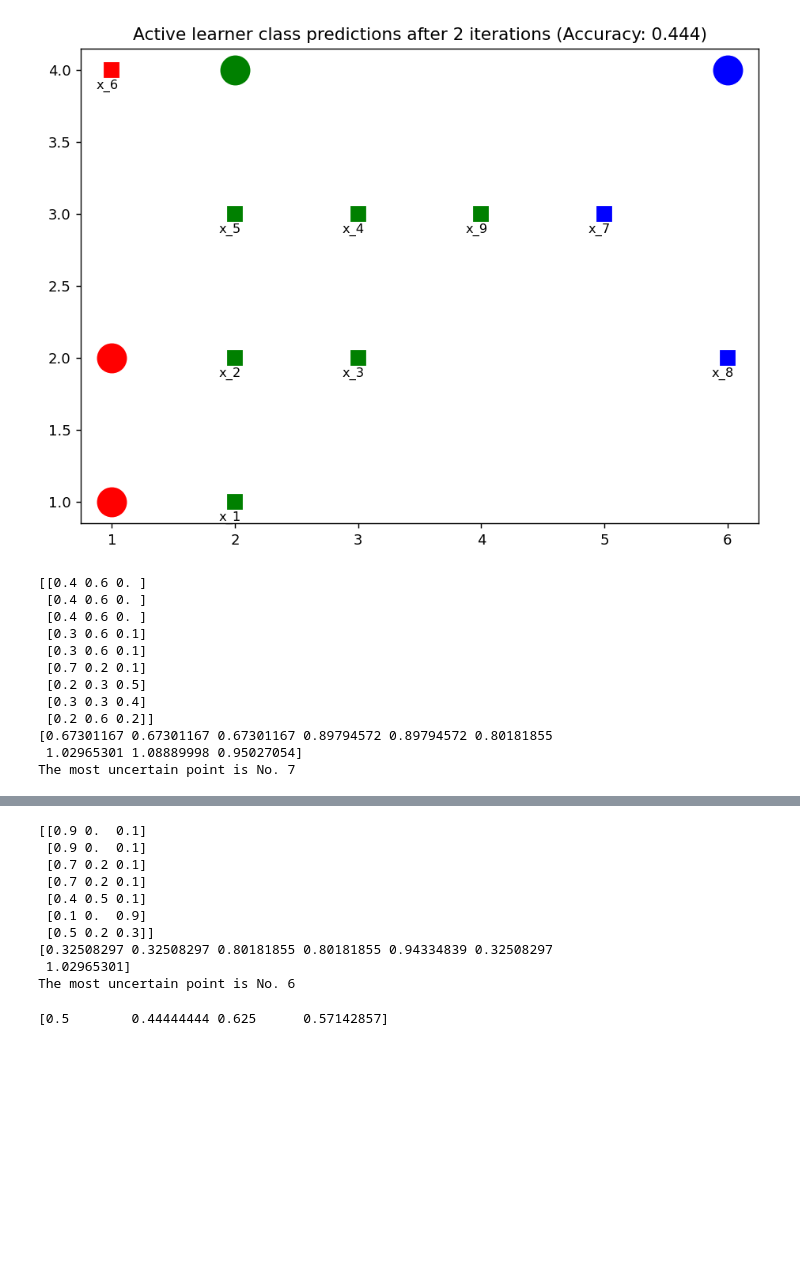
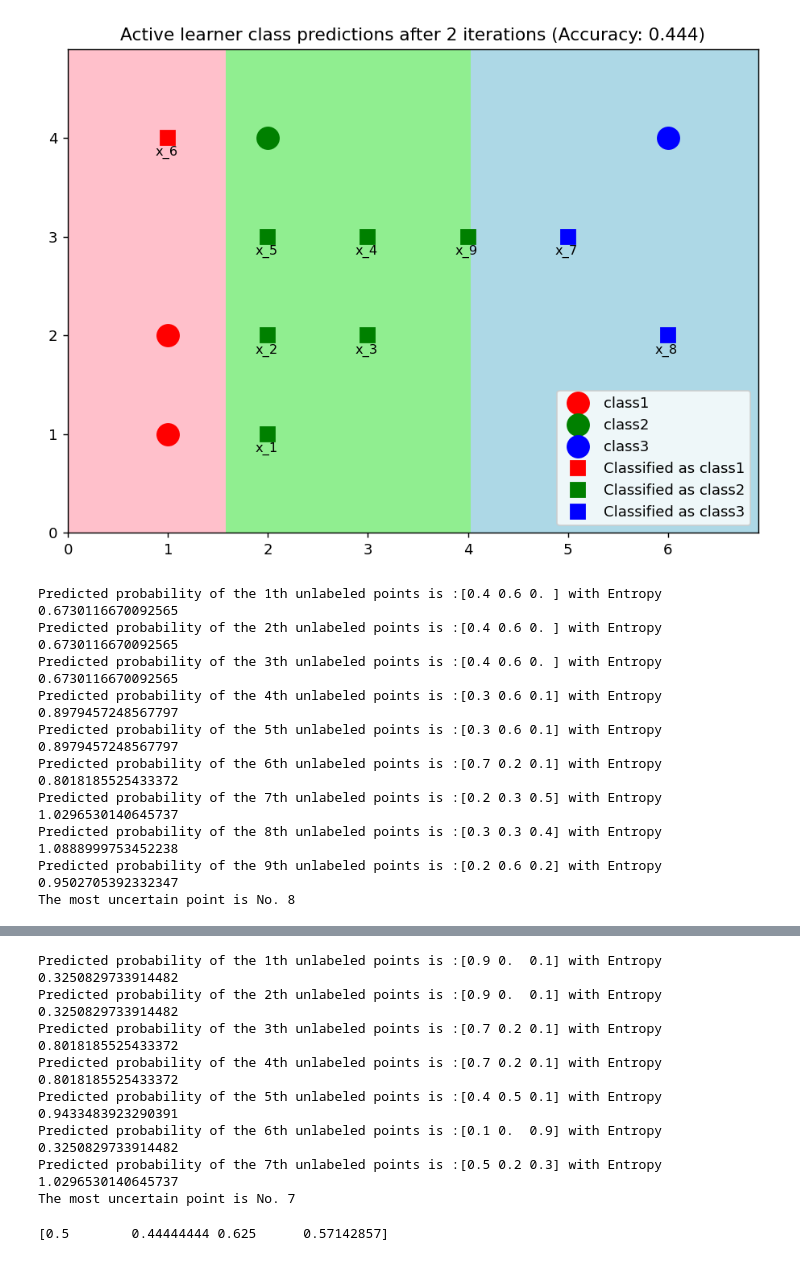
Before and after one commit to Eng-Alaa/AL_SurveyPaper, a Jupyter notebook: AL_NumericalExample.ipynb, the cells around one changed output, grey strips where cells are left out. Cells and saved outputs as stored; diff of their text form; code cells hidden in the pictures; blank space fills up the shorter version.

```diff
--- a/AL_NumericalExample.ipynb
+++ b/AL_NumericalExample.ipynb
@@ -48,7 +74,8 @@ predictions = clf.predict(TestingData)
 Accuracy= np.array(accuracy_score(predictions, TestingLabels))
 Accuracy=Accuracy.reshape((1,1))
 predicted_probs = clf.predict_proba(TestingData)
-print(predicted_probs)
+#print(predicted_probs)
 entropy_array = entr(predicted_probs).sum(axis=1)
-print(entropy_array)
+for i in range(len(entropy_array)):
+    print('Predicted probability of the ' + str(i+1)  + 'th unlabeled points is :' + str(predicted_probs[i]) + ' with Entropy ' + str(entropy_array[i]))
 # %% [output]
@@ -67,6 +92,12 @@ print(entropy_array)
 # %%
+xx,yy,zz= PlotContour(TrainingData, TestingData,clf)
+cmap = ListedColormap(['pink','lightgreen','lightblue'])
+bounds = [0, 0.4,0.6, 1.1]
+norm = BoundaryNorm(bounds, cmap.N)
 plt.figure(figsize=(8.5, 6), dpi=130)
 plt.title("Active learner class predictions after one iteration")
+#plt.contourf(xx, yy, zz, [0,0.4,0.9] , colors = ['r','g','b'])
+plt.contourf(xx, yy, zz, cmap=cmap)
 plt.plot(np.transpose(TrainingData[TrainingLabels==1,0]),np.transpose(TrainingData[TrainingLabels==1,1]), 'ro', markersize=20)
 plt.plot(np.transpose(TrainingData[TrainingLabels==2,0]),np.transpose(TrainingData[TrainingLabels==2,1]), 'go', markersize=20)
 plt.plot(np.transpose(TrainingData[TrainingLabels==3,0]),np.transpose(TrainingData[TrainingLabels==3,1]), 'bo', markersize=20)
@@ -75,6 +106,6 @@ plt.plot(np.transpose(TestingData[predictions==2,0]),np.transpose(TestingData[pr
 plt.plot(np.transpose(TestingData[predictions==3,0]),np.transpose(TestingData[predictions==3,1]), 'bs', markersize=10)
 for i in range(TestingData.shape[0]):
     Text='x_' + str(i+1)
-    plt.text(TestingData[i,0]-0.13, TestingData[i,1]-0.13,Text,fontsize=9)
+    plt.text(TestingData[i,0]-0.13, TestingData[i,1]-0.18,Text,fontsize=9)
 plt.show()
 # %% [output]
@@ -105,47 +136,49 @@ TestingLabels=np.delete(TestingLabels,index, axis=0)
 # %%
 # Iteratively annotate one point
 for i in range(3):
     clf.fit(TrainingData, TrainingLabels)
     predictions = clf.predict(TestingData)
     Accuracy= np.append(Accuracy, np.array(accuracy_score(predictions, TestingLabels)))
+    xx,yy,zz= PlotContour(TrainingData, TestingData,clf)
     plt.figure(figsize=(8.5, 6), dpi=130)
     plt.title("Active learner class predictions after " + str(i+2) +  " iterations (Accuracy: {Acc:.3f})".format(Acc=np.array(accuracy_score(predictions, TestingLabels))))
-    plt.plot(np.transpose(TrainingData[TrainingLabels==1,0]),np.transpose(TrainingData[TrainingLabels==1,1]), 'ro', markersize=20)
-    plt.plot(np.transpose(TrainingData[TrainingLabels==2,0]),np.transpose(TrainingData[TrainingLabels==2,1]), 'go', markersize=20)
-    plt.plot(np.transpose(TrainingData[TrainingLabels==3,0]),np.transpose(TrainingData[TrainingLabels==3,1]), 'bo', markersize=20)
-    plt.plot(np.transpose(TestingData[predictions==1,0]),np.transpose(TestingData[predictions==1,1]), 'rs', markersize=10)
-    plt.plot(np.transpose(TestingData[predictions==2,0]),np.transpose(TestingData[predictions==2,1]), 'gs', markersize=10)
-    plt.plot(np.transpose(TestingData[predictions==3,0]),np.transpose(TestingData[predictions==3,1]), 'bs', markersize=10)
+    plt.contourf(xx, yy, zz, cmap=cmap)
+    plt.plot(np.transpose(TrainingData[TrainingLabels==1,0]),np.transpose(TrainingData[TrainingLabels==1,1]), 'ro', markersize=15, label='class1')
+    plt.plot(np.transpose(TrainingData[TrainingLabels==2,0]),np.transpose(TrainingData[TrainingLabels==2,1]), 'go', markersize=15, label='class2')
+    plt.plot(np.transpose(TrainingData[TrainingLabels==3,0]),np.transpose(TrainingData[TrainingLabels==3,1]), 'bo', markersize=15, label='class3')
+    plt.plot(np.transpose(TestingData[predictions==1,0]),np.transpose(TestingData[predictions==1,1]), 'rs', markersize=10, label='Classified as class1')
+    plt.plot(np.transpose(TestingData[predictions==2,0]),np.transpose(TestingData[predictions==2,1]), 'gs', markersize=10, label='Classified as class2')
+    plt.plot(np.transpose(TestingData[predictions==3,0]),np.transpose(TestingData[predictions==3,1]), 'bs', markersize=10, label='Classified as class3')
     for i in range(TestingData.shape[0]):
         Text='x_' + str(i+1)
-        plt.text(TestingData[i,0]-0.13, TestingData[i,1]-0.13,Text,fontsize=9)
+        plt.text(TestingData[i,0]-0.13, TestingData[i,1]-0.18,Text,fontsize=9)
+    plt.legend()
     plt.show()
 
     predicted_probs = clf.predict_proba(TestingData)
-    print(predicted_probs)
+    #print(predicted_probs)
     entropy_array = entr(predicted_probs).sum(axis=1)
-    print(entropy_array)
+    for j in range(len(entropy_array)):
+        print('Predicted probability of the ' + str(j+1)  + 'th unlabeled points is :' + str(predicted_probs[j]) + ' with Entropy ' + str(entropy_array[j]))
     index, value = max(enumerate(entropy_array), key=operator.itemgetter(1))
-    print('The most uncertain point is No.', index)
+    print('The most uncertain point is No.', index+1)
 
     # add the new selected point to the labeled data
     TrainingData=np.concatenate((TrainingData,np.array(TestingData[index,:]).reshape(1,2)),axis=0)
     TrainingLabels= np.append(TrainingLabels,np.array(TestingLabels[index]).reshape(1,1))
 
     # delete the annotated point from the testing data (pool)
     TestingData=np.delete(TestingData,index, axis=0)
     TestingLabels=np.delete(TestingLabels,index, axis=0)
 # %% [output]
-[figure, old version]
+[figure, new version]
-[[0.4 0.6 0. ]
- [0.4 0.6 0. ]
- [0.4 0.6 0. ]
- [0.3 0.6 0.1]
- [0.3 0.6 0.1]
- [0.7 0.2 0.1]
- [0.2 0.3 0.5]
- [0.3 0.3 0.4]
- [0.2 0.6 0.2]]
-[0.67301167 0.67301167 0.67301167 0.89794572 0.89794572 0.80181855
- 1.02965301 1.08889998 0.95027054]
-The most uncertain point is No. 7
+Predicted probability of the 1th unlabeled points is :[0.4 0.6 0. ] with Entropy 0.6730116670092565
+Predicted probability of the 2th unlabeled points is :[0.4 0.6 0. ] with Entropy 0.6730116670092565
+Predicted probability of the 3th unlabeled points is :[0.4 0.6 0. ] with Entropy 0.6730116670092565
+Predicted probability of the 4th unlabeled points is :[0.3 0.6 0.1] with Entropy 0.8979457248567797
+Predicted probability of the 5th unlabeled points is :[0.3 0.6 0.1] with Entropy 0.8979457248567797
+Predicted probability of the 6th unlabeled points is :[0.7 0.2 0.1] with Entropy 0.8018185525433372
+Predicted probability of the 7th unlabeled points is :[0.2 0.3 0.5] with Entropy 1.0296530140645737
+Predicted probability of the 8th unlabeled points is :[0.3 0.3 0.4] with Entropy 1.0888999753452238
+Predicted probability of the 9th unlabeled points is :[0.2 0.6 0.2] with Entropy 0.9502705392332347
+The most uncertain point is No. 8
@@ -165,13 +196,11 @@ The most uncertain point is No. 0
-[[0.9 0.  0.1]
- [0.9 0.  0.1]
- [0.7 0.2 0.1]
- [0.7 0.2 0.1]
- [0.4 0.5 0.1]
- [0.1 0.  0.9]
- [0.5 0.2 0.3]]
-[0.32508297 0.32508297 0.80181855 0.80181855 0.94334839 0.32508297
- 1.02965301]
-The most uncertain point is No. 6
+Predicted probability of the 1th unlabeled points is :[0.9 0.  0.1] with Entropy 0.3250829733914482
+Predicted probability of the 2th unlabeled points is :[0.9 0.  0.1] with Entropy 0.3250829733914482
+Predicted probability of the 3th unlabeled points is :[0.7 0.2 0.1] with Entropy 0.8018185525433372
+Predicted probability of the 4th unlabeled points is :[0.7 0.2 0.1] with Entropy 0.8018185525433372
+Predicted probability of the 5th unlabeled points is :[0.4 0.5 0.1] with Entropy 0.9433483923290391
+Predicted probability of the 6th unlabeled points is :[0.1 0.  0.9] with Entropy 0.3250829733914482
+Predicted probability of the 7th unlabeled points is :[0.5 0.2 0.3] with Entropy 1.0296530140645737
+The most uncertain point is No. 7
 # %%
 print(Accuracy)
 # %% [output]
```
Also changed, not shown: parts of 8 cells of this notebook, 1 other file.
